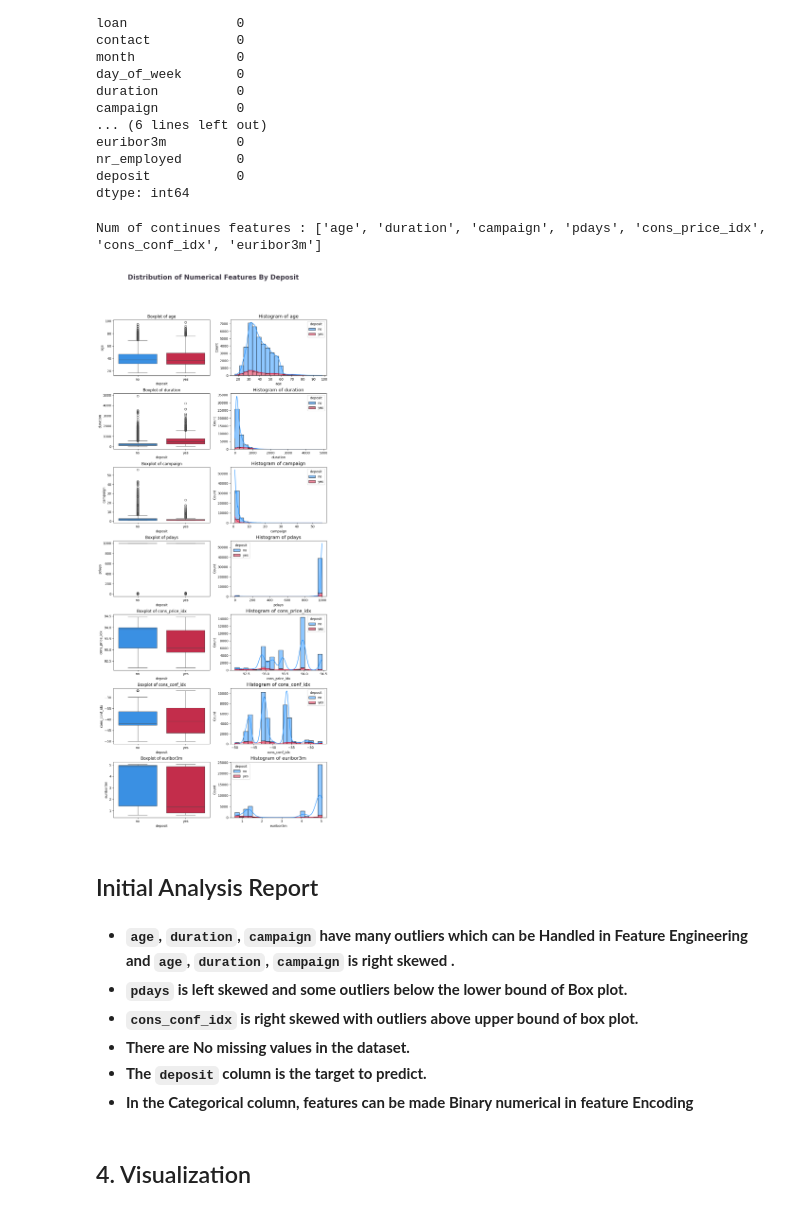
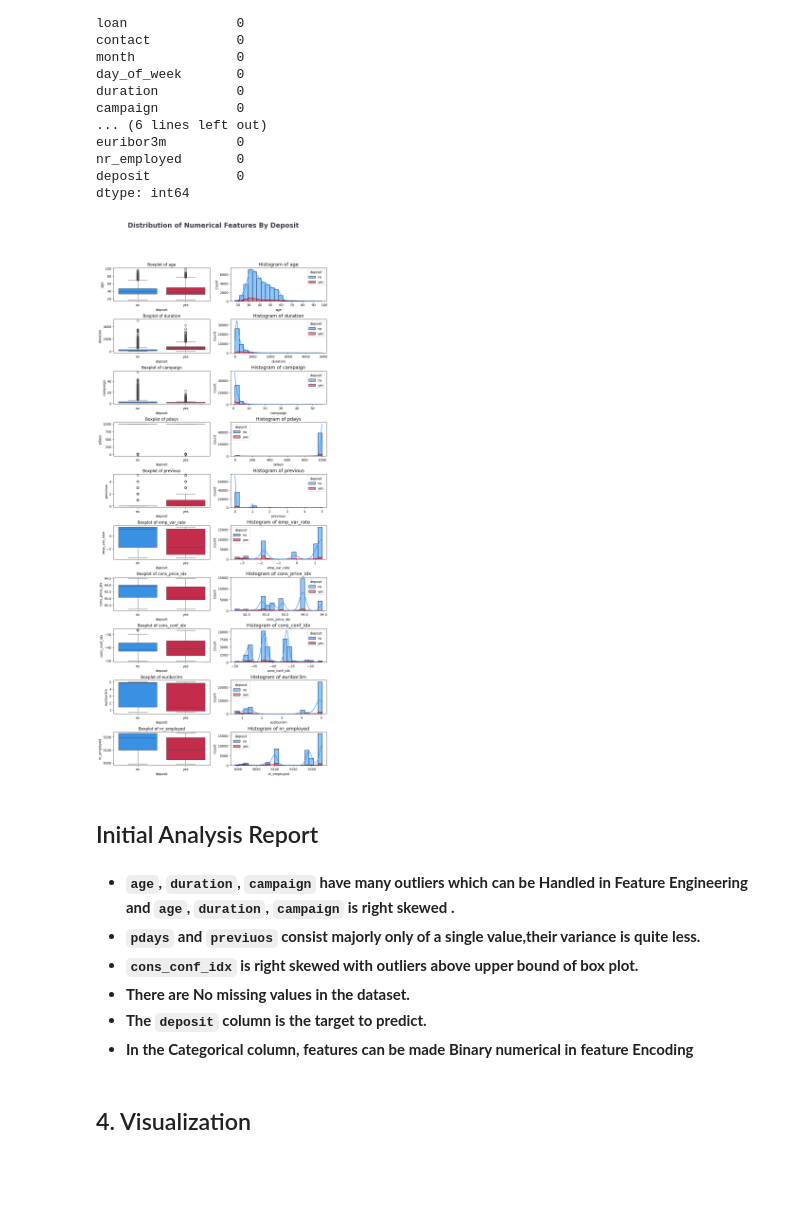
Before and after one commit to Pranavd8551/Long_term_deposit_prediction, a Jupyter notebook: notebook/1_EDA_Long_term_deposit_prediction.ipynb, the cells around one changed output. Drawn from its saved outputs; the diff is of its cells as text; code cells hidden in the pictures; blank space fills up the shorter version.

```diff
--- a/notebook/1_EDA_US_visa.ipynb
+++ b/notebook/1_EDA_Long_term_deposit_prediction.ipynb
@@ -421,32 +420,27 @@ euribor3m         0
 nr_employed       0
 deposit           0
 dtype: int64
-# %%
-continues_features=[feature for feature in numeric_features if len(df[feature].unique())>=12]
-print('Num of continues features :',continues_features)
-# %% [output]
-Num of continues features : ['age', 'duration', 'campaign', 'pdays', 'cons_price_idx', 'cons_conf_idx', 'euribor3m']
 # %%
 clr1 = ['#1E90FF', '#DC143C']
-fig, ax = plt.subplots(7, 2, figsize=(10,24))
+fig, ax = plt.subplots(10, 2, figsize=(10,24))
 fig.suptitle('Distribution of Numerical Features By Deposit', color='#3C3744',
              fontsize=20, fontweight='bold', ha='center')
-for i, col in enumerate(continues_features):
+for i, col in enumerate(numeric_features):
     sns.boxplot(data=df, x='deposit', y=col,  palette=clr1, ax=ax[i,0])
     ax[i,0].set_title(f'Boxplot of {col}', fontsize=12)
     sns.histplot(data=df, x=col, hue='deposit', bins=20, kde=True,
                  multiple='stack', palette=clr1, ax=ax[i,1])
     ax[i,1].set_title(f'Histogram of {col}', fontsize=14)
 fig.tight_layout()
 fig.subplots_adjust(top=0.90)
 # plt.savefig('images/multivariate_num.png')
 # %% [output]
-[figure, old version]
+[figure, new version]
 # %% [markdown]
 ## Initial Analysis Report
 # %% [markdown]
 * **`age`, `duration`, `campaign` have many outliers which can be Handled in Feature Engineering and `age`, `duration`, `campaign` is right skewed .**
-* **`pdays` is left skewed and some outliers below the lower bound of Box plot.**
+* **`pdays` and `previuos` consist majorly only of a single value,their variance is quite less.**
 * **`cons_conf_idx` is right skewed with outliers above upper bound of box plot.**
 * **There are No missing values in the dataset.**
 * **The `deposit` column is the target to predict.**
```
Also changed, not shown: parts of 7 cells of this notebook, 4 other files.
